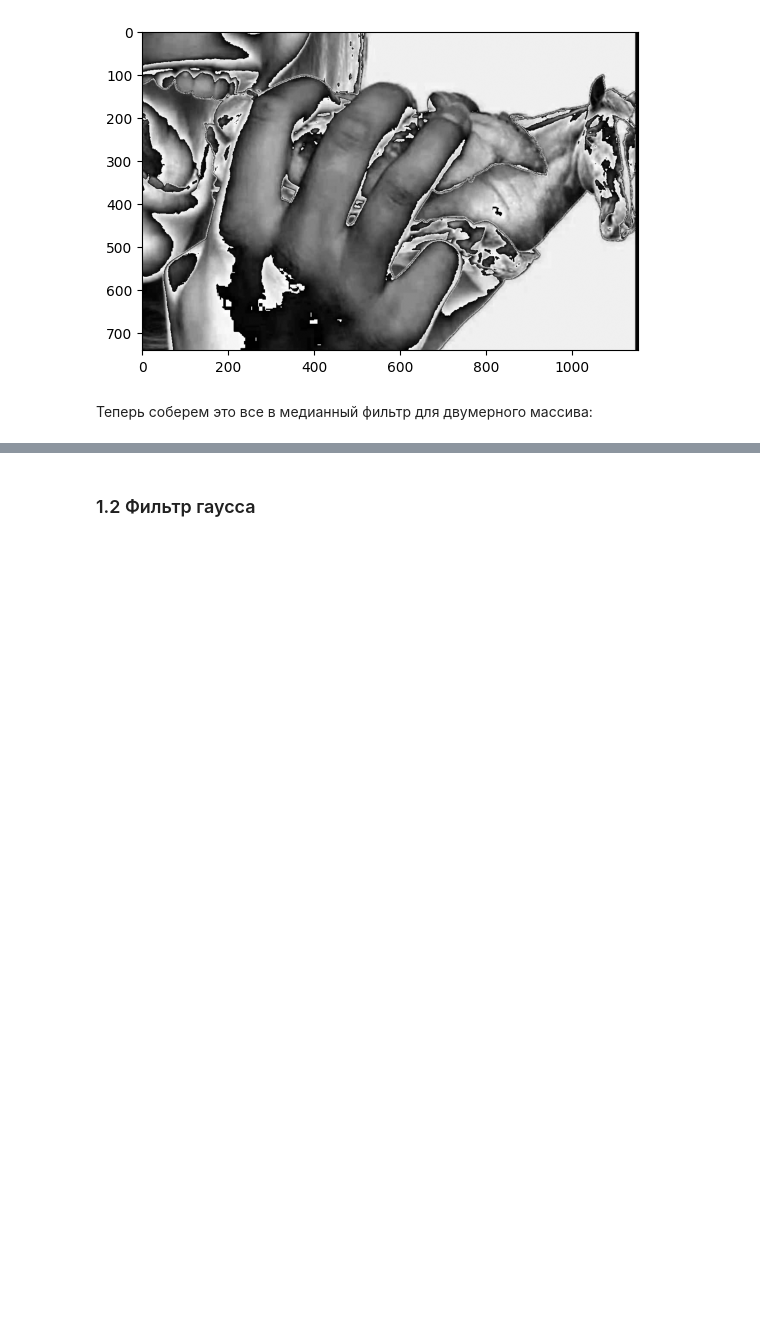
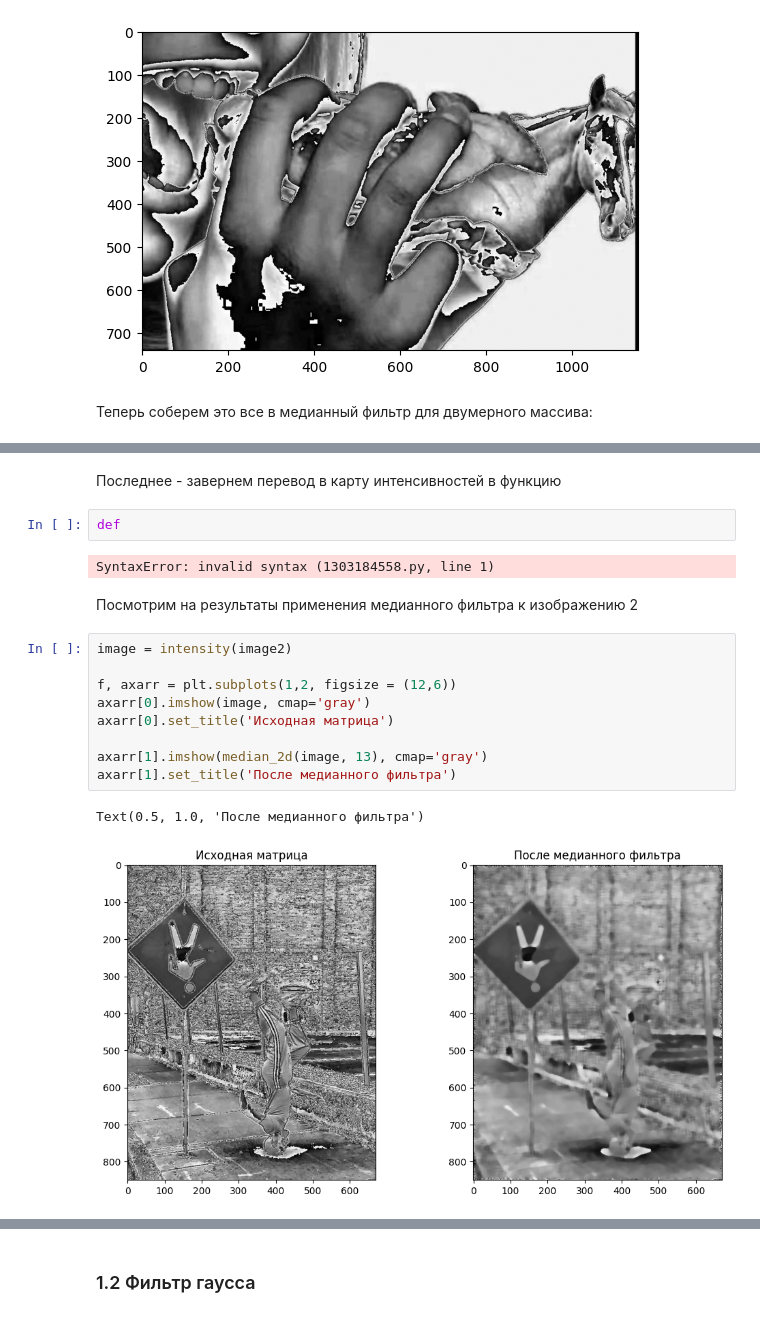
Before and after one commit to arskstn/cv-labs-sem8, a Jupyter notebook: lab1/lab1.ipynb, the cells around one changed output, grey strips where cells are left out. Cells and saved outputs as stored; diff of their text form; blank space fills up the shorter version.

```diff
--- a/lab1/lab1.ipynb
+++ b/lab1/lab1.ipynb
@@ -369,0 +362,20 @@ Text(0.5, 1.0, 'После медианного фильтра')
+# %% [markdown]
+Последнее - завернем перевод в карту интенсивностей в функцию
+# %%
+def
+# %% [output]
+SyntaxError: invalid syntax (1303184558.py, line 1)
+# %% [markdown]
+Посмотрим на результаты применения медианного фильтра к изображению 2
+# %%
+image = intensity(image2)
+
+f, axarr = plt.subplots(1,2, figsize = (12,6))
+axarr[0].imshow(image, cmap='gray')
+axarr[0].set_title('Исходная матрица')
+
+axarr[1].imshow(median_2d(image, 13), cmap='gray')
+axarr[1].set_title('После медианного фильтра')
+# %% [output]
+Text(0.5, 1.0, 'После медианного фильтра')
+[figure, added]
```
Also changed, not shown: parts of 8 cells of this notebook.
